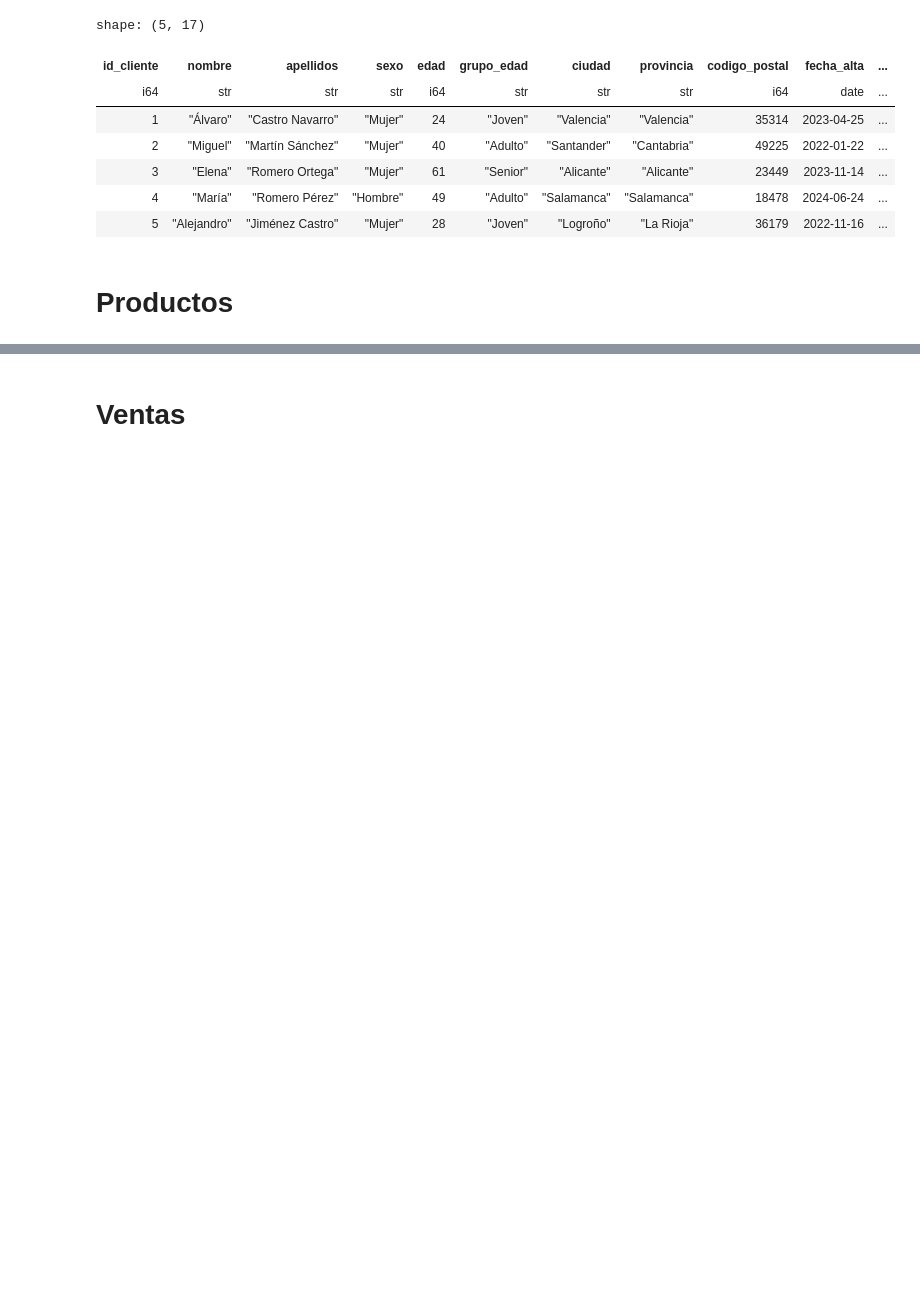
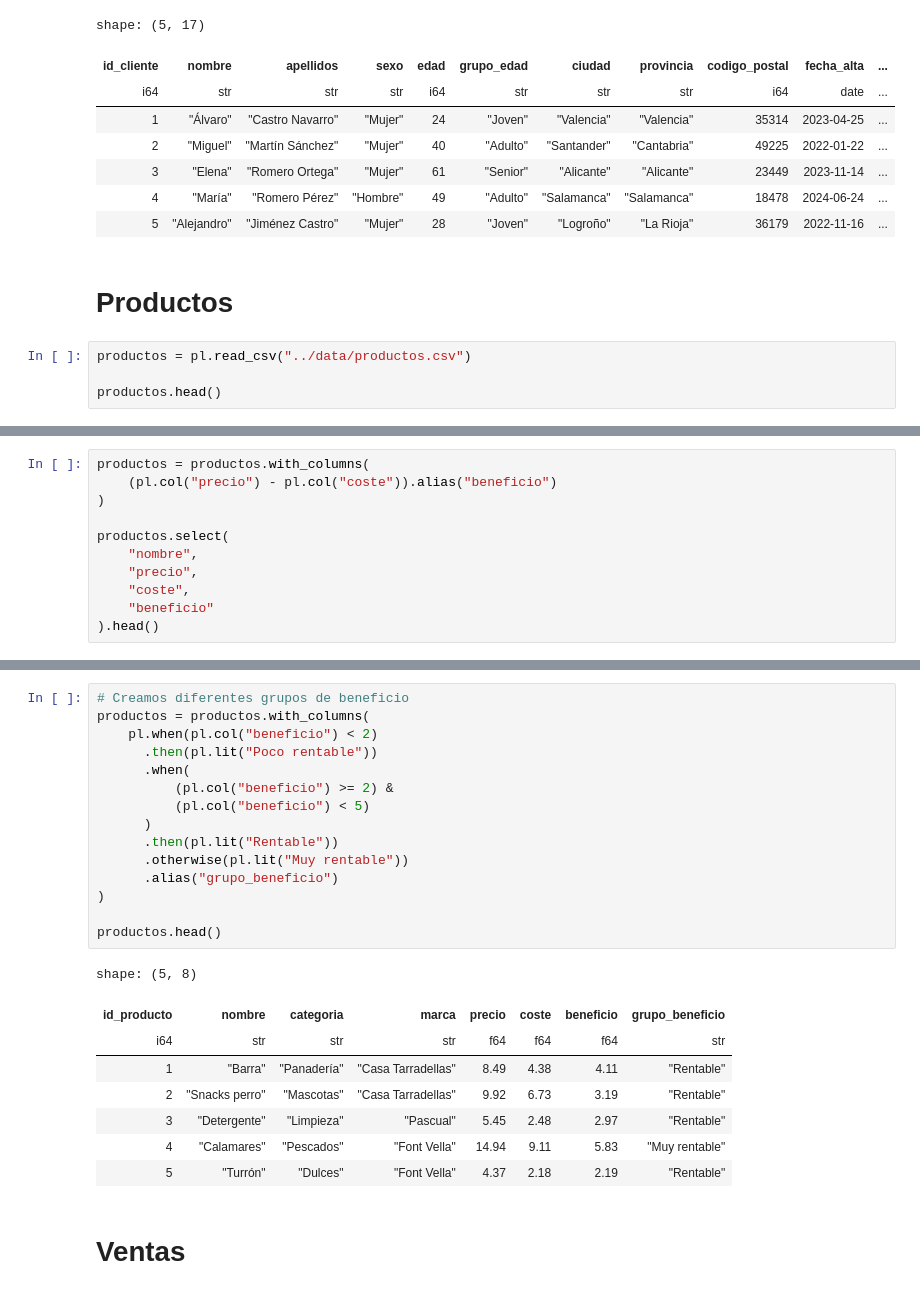
Before and after one commit to JoonGut/sistemas_bd, a Jupyter notebook: bd3/notebook6.ipynb, the cells around one changed output, grey strips where cells are left out. Cells and saved outputs as stored; diff of their text form; blank space fills up the shorter version.

```diff
--- a/bd3/notebook6.ipynb
+++ b/bd3/notebook6.ipynb
@@ -166,3 +166,7 @@ shape: (5, 17)
 | 5 | "Alejandro" | "Jiménez Castro" | "Mujer" | 28 | "Joven" | "Logroño" | "La Rioja" | 36179 | 2022-11-16 | ... |
 # %% [markdown]
 # Productos
+# %%
+productos = pl.read_csv("../data/productos.csv")
+
+productos.head()
@@ -168,0 +186,11 @@ shape: (5, 17)
+# %%
+productos = productos.with_columns(
+    (pl.col("precio") - pl.col("coste")).alias("beneficio")
+)
+
+productos.select(
+    "nombre",
+    "precio",
+    "coste",
+    "beneficio"
+).head()
@@ -169,2 +206,26 @@ shape: (5, 17)
+# %%
+# Creamos diferentes grupos de beneficio
+productos = productos.with_columns(
+    pl.when(pl.col("beneficio") < 2)
+      .then(pl.lit("Poco rentable"))
+      .when(
+          (pl.col("beneficio") >= 2) &
+          (pl.col("beneficio") < 5)
+      )
+      .then(pl.lit("Rentable"))
+      .otherwise(pl.lit("Muy rentable"))
+      .alias("grupo_beneficio")
+)
+
+productos.head()
+# %% [output]
+shape: (5, 8)
+| id_producto | nombre | categoria | marca | precio | coste | beneficio | grupo_beneficio |
+| i64 | str | str | str | f64 | f64 | f64 | str |
+| 1 | "Barra" | "Panadería" | "Casa Tarradellas" | 8.49 | 4.38 | 4.11 | "Rentable" |
+| 2 | "Snacks perro" | "Mascotas" | "Casa Tarradellas" | 9.92 | 6.73 | 3.19 | "Rentable" |
+| 3 | "Detergente" | "Limpieza" | "Pascual" | 5.45 | 2.48 | 2.97 | "Rentable" |
+| 4 | "Calamares" | "Pescados" | "Font Vella" | 14.94 | 9.11 | 5.83 | "Muy rentable" |
+| 5 | "Turrón" | "Dulces" | "Font Vella" | 4.37 | 2.18 | 2.19 | "Rentable" |
 # %% [markdown]
 # Ventas
```
Also changed, not shown: parts of 9 cells of this notebook, 1 other file.
